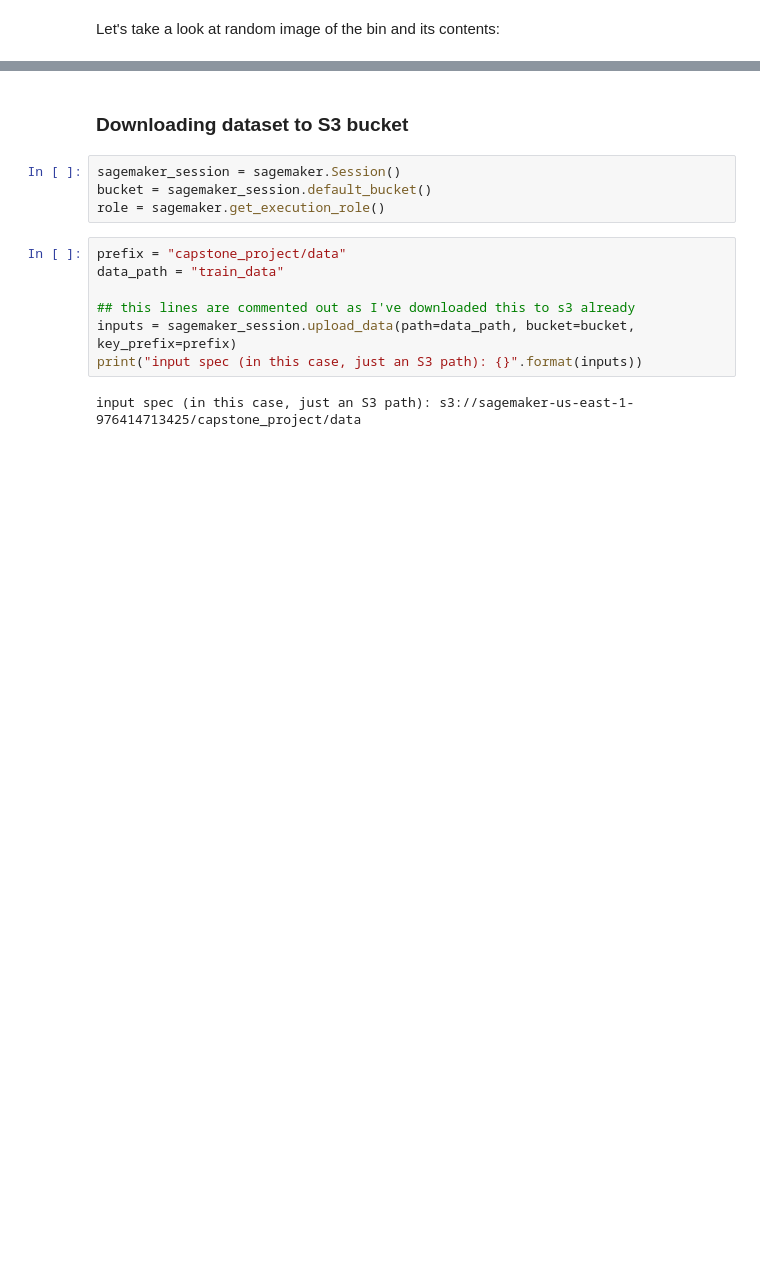
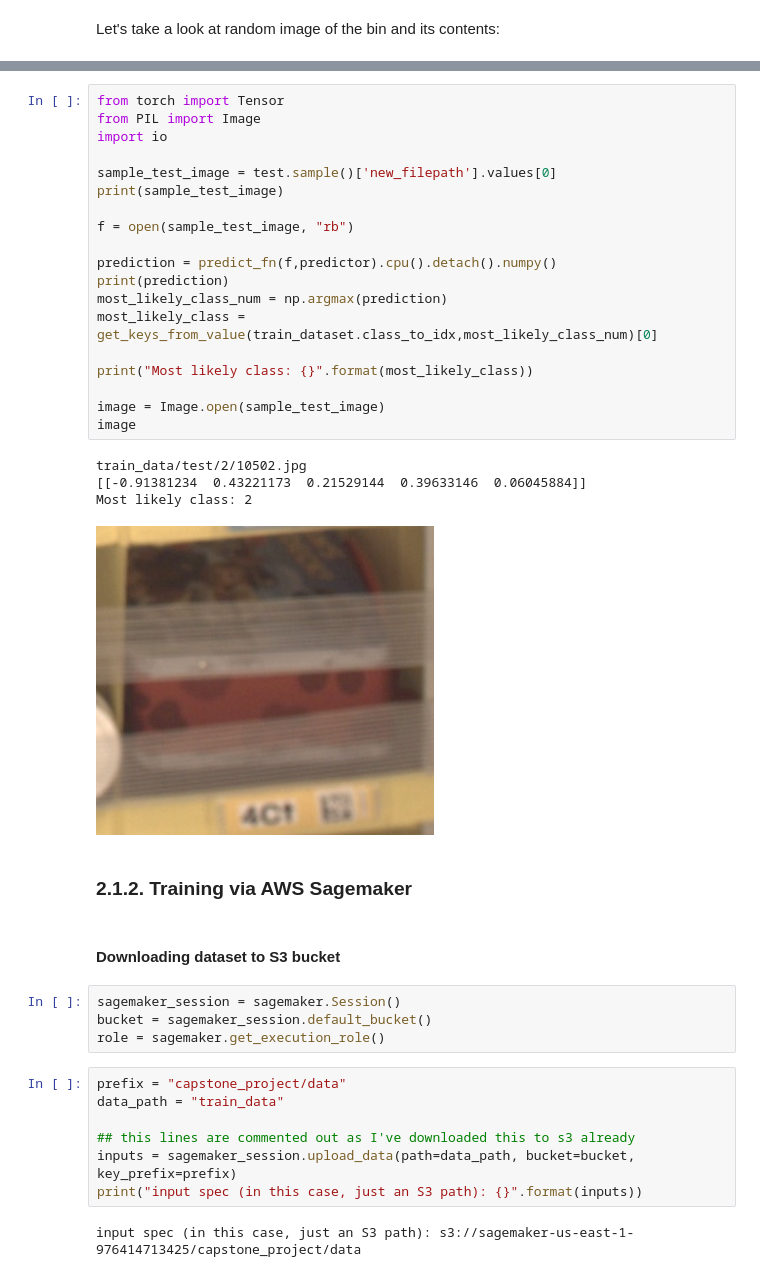
Before and after one commit to narminayadullayeva/aws_mle_nanodegree, a Jupyter notebook: aws-nd-capstone/src/sagemaker.ipynb, the cells around one changed output, grey strips where cells are left out. Saved outputs shown, nothing was run; the diff lists cells and outputs as text; blank space fills up the shorter version.

```diff
--- a/aws-nd-capstone/src/sagemaker.ipynb
+++ b/aws-nd-capstone/src/sagemaker.ipynb
@@ -202,5 +497,31 @@ print(num_values)
+# %%
+from torch import Tensor
+from PIL import Image
+import io
+
+sample_test_image = test.sample()['new_filepath'].values[0]
+print(sample_test_image)
+
+f = open(sample_test_image, "rb")
+
+prediction = predict_fn(f,predictor).cpu().detach().numpy()
+print(prediction)
+most_likely_class_num = np.argmax(prediction)
+most_likely_class = get_keys_from_value(train_dataset.class_to_idx,most_likely_class_num)[0]
+
+print("Most likely class: {}".format(most_likely_class))
+
+image = Image.open(sample_test_image)
+image
+# %% [output]
+train_data/test/2/10502.jpg
+[[-0.91381234  0.43221173  0.21529144  0.39633146  0.06045884]]
+Most likely class: 2
+[figure, added]
+# %% [markdown]
+### 2.1.2. Training via AWS Sagemaker
 # %% [markdown]
-### Downloading dataset to S3 bucket
+#### Downloading dataset to S3 bucket
 # %%
 sagemaker_session = sagemaker.Session()
 bucket = sagemaker_session.default_bucket()
```
Also changed, not shown: parts of 64 cells of this notebook, 13 other files.
